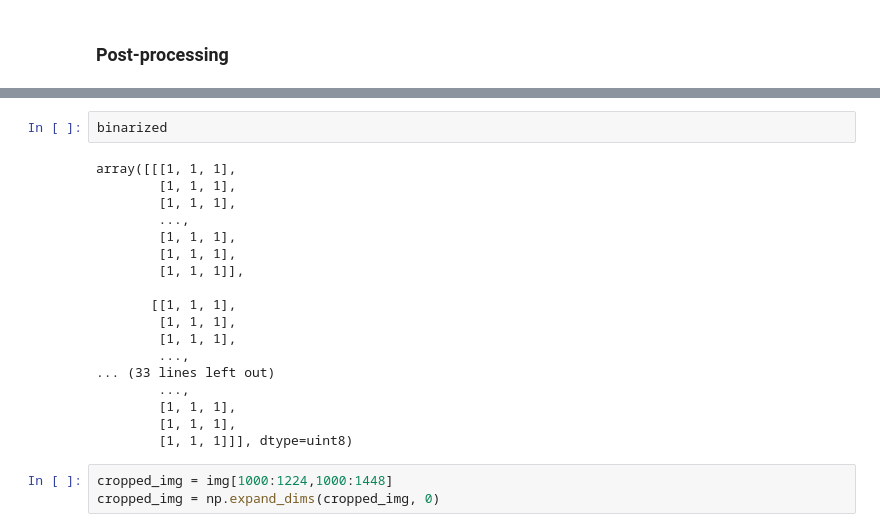
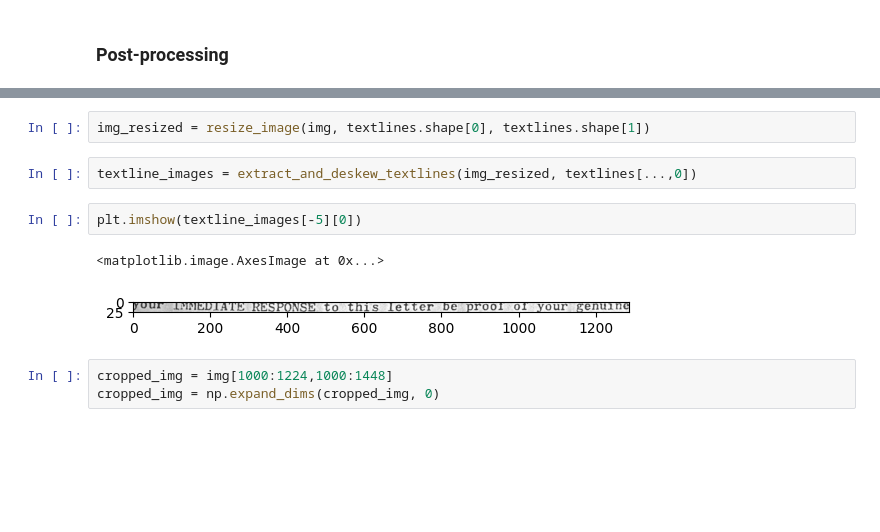
Before and after one commit to pluniak/ocrd, a Jupyter notebook: notebooks/pipeline.ipynb, the cells around one changed output, grey strips where cells are left out. Saved outputs shown, nothing was run; the diff lists cells and outputs as text; blank space fills up the shorter version.

Commit message:
extract and deskew textline boxes

```diff
--- a/notebooks/pipeline.ipynb
+++ b/notebooks/pipeline.ipynb
@@ -86,23 +61,12 @@ cv2.destroyAllWindows()
-# %%
-binarized
-# %% [output]
-array([[[1, 1, 1],
-        [1, 1, 1],
-        [1, 1, 1],
-        ...,
-        [1, 1, 1],
-        [1, 1, 1],
-        [1, 1, 1]],
-
-       [[1, 1, 1],
-        [1, 1, 1],
-        [1, 1, 1],
-        ...,
-... (33 lines left out)
-        ...,
-        [1, 1, 1],
-        [1, 1, 1],
-        [1, 1, 1]]], dtype=uint8)
+# %%
+img_resized = resize_image(img, textlines.shape[0], textlines.shape[1])
+# %%
+textline_images = extract_and_deskew_textlines(img_resized, textlines[...,0])
+# %%
+plt.imshow(textline_images[-5][0])
+# %% [output]
+<matplotlib.image.AxesImage at 0x...>
+[figure, added]
 # %%
 cropped_img = img[1000:1224,1000:1448]
 cropped_img = np.expand_dims(cropped_img, 0)
```
Also changed, not shown: parts of 4 cells of this notebook, 5 other files.
